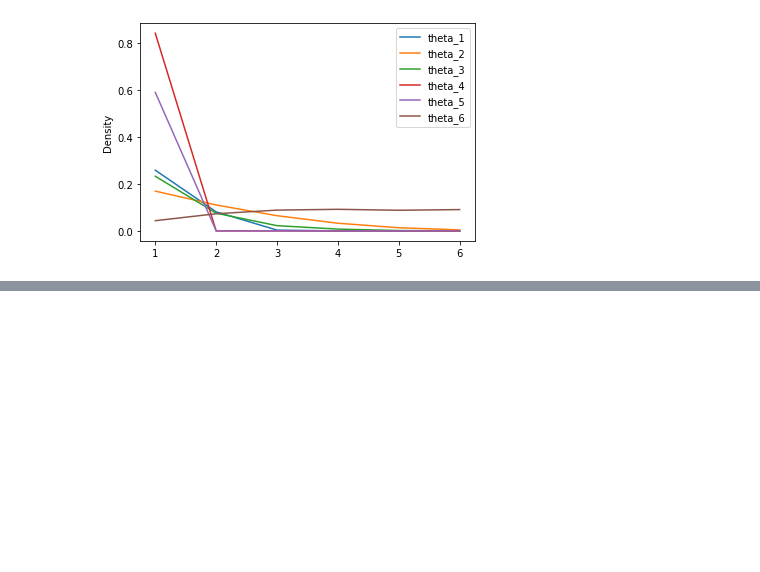
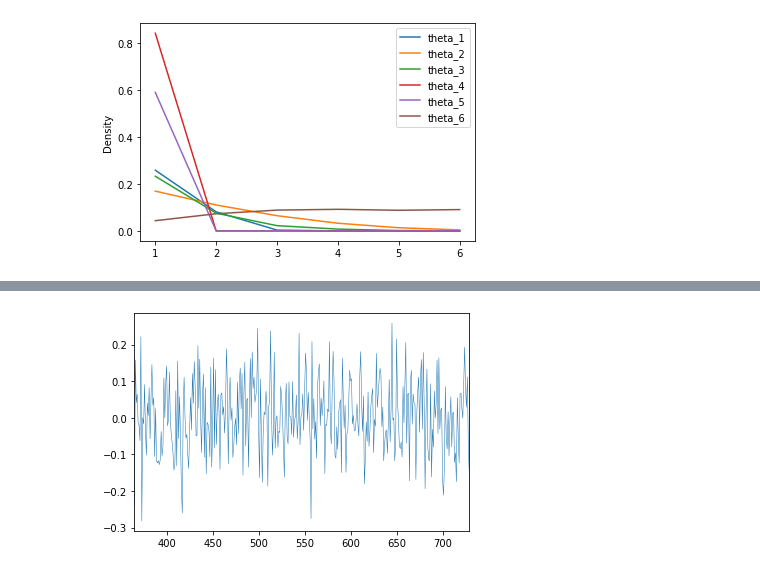
Before and after one commit to AyaneMitsurugi/Data_Analytics, a Jupyter notebook: Lab1/review.ipynb, the cells around one changed output, grey strips where cells are left out. Drawn from its saved outputs; the diff is of its cells as text; code cells hidden in the pictures; blank space fills up the shorter version.

```diff
--- a/Lab1/review.ipynb
+++ b/Lab1/review.ipynb
@@ -214,0 +284,4 @@ data.plot.kde(ind=[1, 2, 3, 4, 5, 6])
+# %%
+data['theta_4'].plot(linewidth=0.5);
+# %% [output]
+[figure, added]
```
Also changed, not shown: parts of 22 cells of this notebook.
